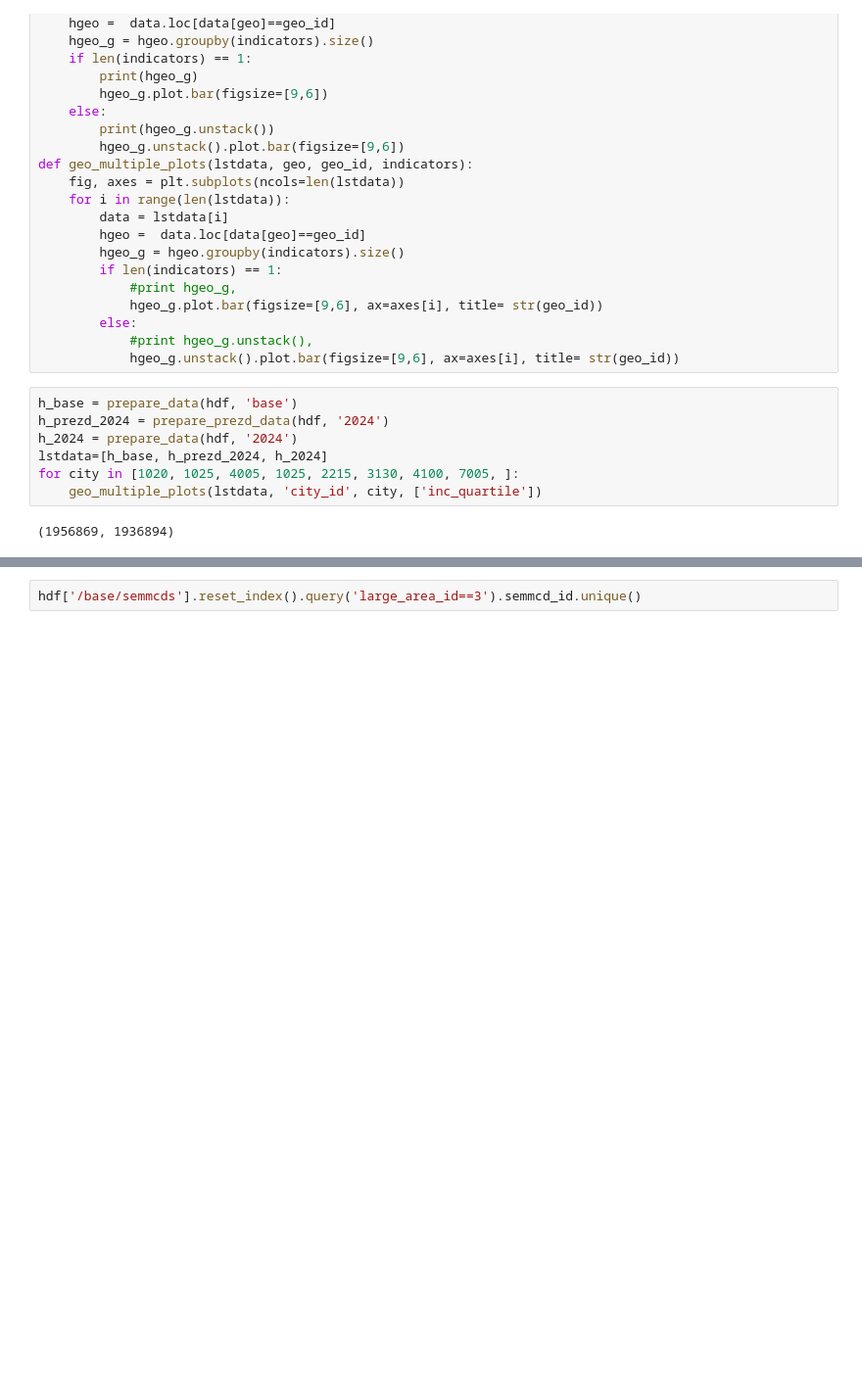
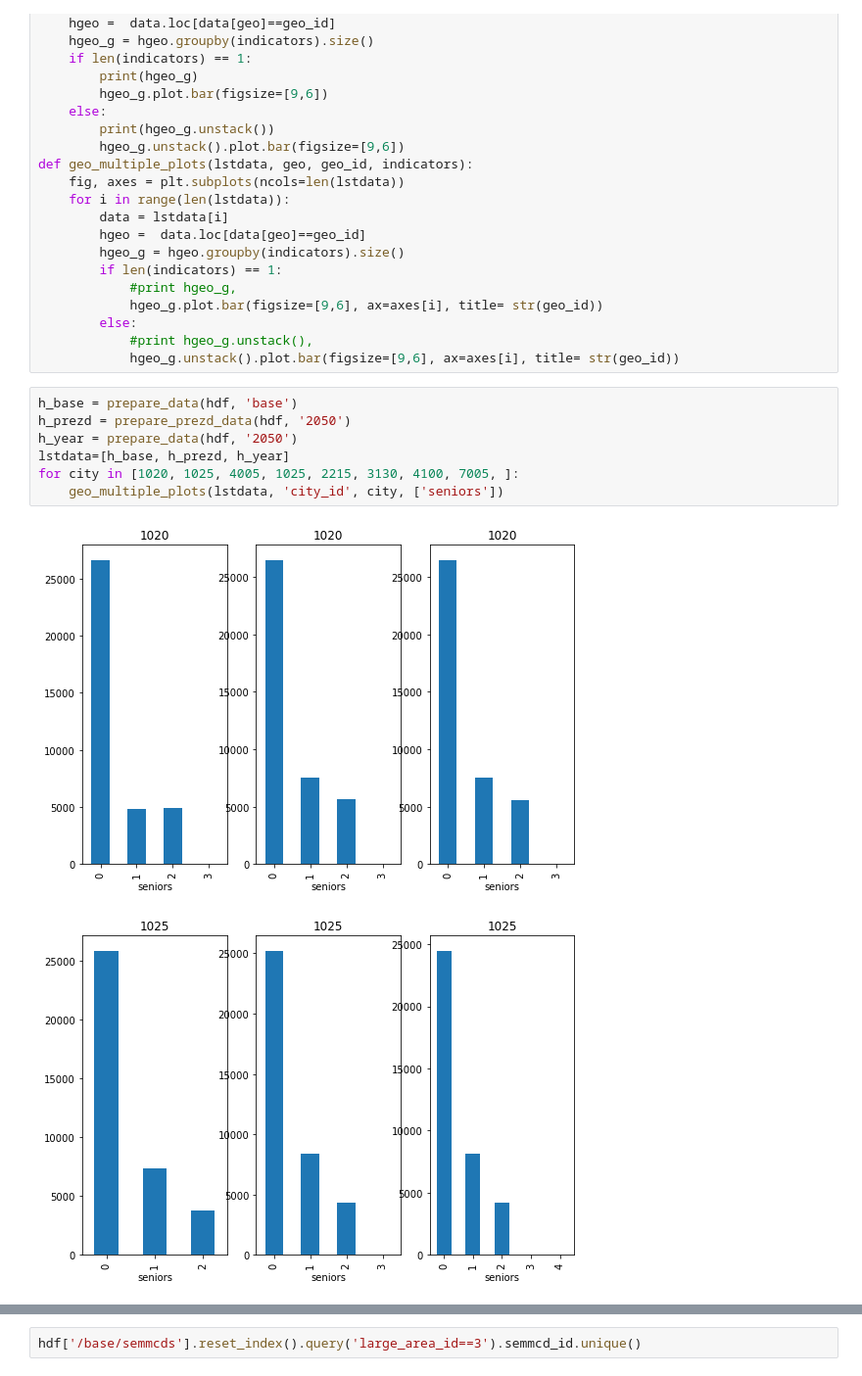
Before and after one commit to SEMCOG/semcog_urbansim, a Jupyter notebook: notebooks/model_analysis/model_output_analysis.ipynb, the cells around one changed output, grey strips where cells are left out. Shown at 98% size. Saved outputs shown, nothing was run; the diff lists cells and outputs as text; blank space fills up the shorter version.

```diff
--- a/notebooks/model_analysis/model_output_analysis.ipynb
+++ b/notebooks/model_analysis/model_output_analysis.ipynb
@@ -394,10 +394,11 @@ def geo_multiple_plots(lstdata, geo, geo_id, indicators):
             hgeo_g.unstack().plot.bar(figsize=[9,6], ax=axes[i], title= str(geo_id))
 # %%
 h_base = prepare_data(hdf, 'base')
-h_prezd_2024 = prepare_prezd_data(hdf, '2024')
-h_2024 = prepare_data(hdf, '2024')
-lstdata=[h_base, h_prezd_2024, h_2024]
+h_prezd = prepare_prezd_data(hdf, '2050')
+h_year = prepare_data(hdf, '2050')
+lstdata=[h_base, h_prezd, h_year]
 for city in [1020, 1025, 4005, 1025, 2215, 3130, 4100, 7005, ]:
-    geo_multiple_plots(lstdata, 'city_id', city, ['inc_quartile'])
+    geo_multiple_plots(lstdata, 'city_id', city, ['seniors'])
 # %% [output]
-(1956869, 1936894)
+[figure, added]
+[figure, added]
```
Also changed, not shown: parts of 3 cells of this notebook.
